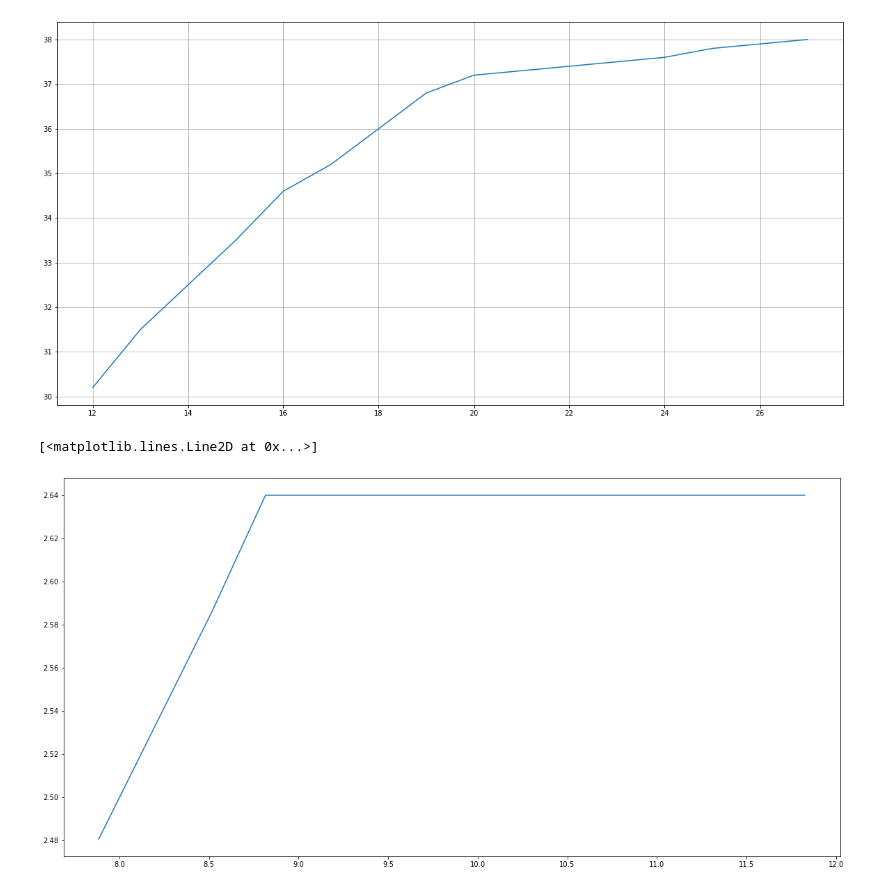
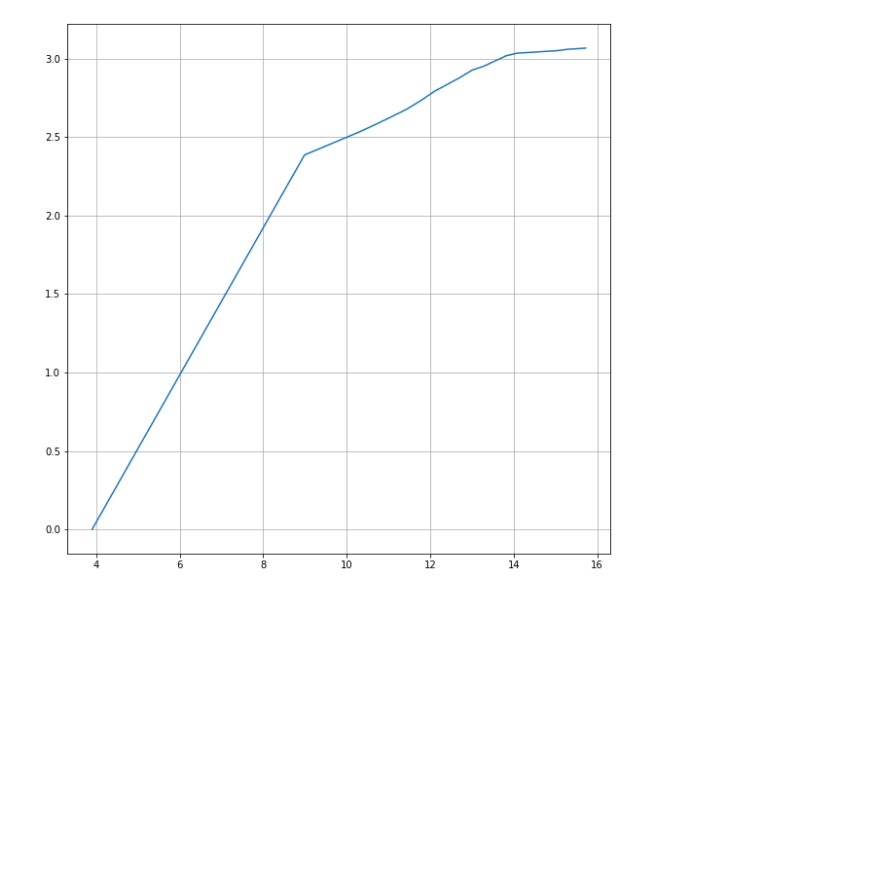
Before and after one commit to aalmela/EAIII_Radar, a Jupyter notebook: Amplificador_Potencia.ipynb, the cells around one changed output. Saved outputs shown, nothing was run; the diff lists cells and outputs as text; code cells hidden in the pictures; blank space fills up the shorter version.

```diff
--- a/Amplificador_Potencia.ipynb
+++ b/Amplificador_Potencia.ipynb
@@ -180,46 +175,42 @@ params = {'legend.fontsize': 10,
          'xtick.labelsize':10,
          'ytick.labelsize':10}
 plt.rcParams.update(params)
-# %%
-Pin  =[12  ,13  ,14  ,15  ,16  ,17  ,18  ,19  ,20  ,21  ,22  ,23  ,24  ,25  ,26  ,27  ]
-
-Pout =[30.2,31.5,32.5,33.5,34.6,35.2,36  ,36.8,37.2,37.3,37.4,37.5,37.6,37.8,37.9,38.0]
-
-
-plt.plot(Pin, Pout)
-plt.grid()
-plt.show()
-
-
-# Tensión Fuente
-VDD  = 13.6
-Po   = 4
-zgs  = 2.59+ 1j* 6.83
-zds  = 8.08+ 1j* 3.46
-# Tension entrada
-VGG = 3.9
-
-# Frecuencia de trabajo
-fc = 900e6
-fs = 20*fc
-ds = 1/fs
-# vector de tiempo
-numT  = 4
-T     = numT/fc
-time  = np.arange(0,T,ds)
-
-
-
-vin =  [(P*50*2)**0.5 for P in Pin]
-
-vgs =  [(P*zgs.real*2)**0.5 for P in Pin]
-
-ids =  [Po/(2*zds) for Po in Pou]
-
-plt.plot(vgs,idss)
-# %% [output]
-[figure, removed]
-[<matplotlib.lines.Line2D at 0x...>]
-[figure, removed]
+# %%
+# En base al grafico de potencia:
+
+Pin  =[0, 5, 8,  9,  10,  11,  12  ,13  ,14  ,15  ,16  ,17  ,18  ,19  ,20  ,21  ,22  ,23  ,24  ,25  ,26  ,27  ]
+
+Pout =[0, 23, 26,  27,  28,  29,  30.2,31.5,32.5,33.5,34.6,35.2,36  ,36.8,37.2,37.3,37.4,37.5,37.6,37.8,37.9,38.0]
+
+
+# Tensión Fuente
+VDD  = 13.6
+Po   = 4
+zgs  = 2.59+ 1j* 6.83
+zds  = 8.08+ 1j* 3.46
+# Tension entrada
+VGG = 3.9
+
+# Frecuencia de trabajo
+fc = 900e6
+fs = 20*fc
+ds = 1/fs
+# vector de tiempo
+numT  = 4
+T     = numT/fc
+time  = np.arange(0,T,ds)
+
+
+
+vin =  [(P*50*2)**0.5 for P in Pin]
+
+vgs =  [(P*zgs.real*2)**0.5+VGG for P in Pin]
+
+ids =  [(Po*2/zds.real)**0.5 for Po in Pout]
+
+plt.plot(vgs,ids)
+plt.grid()
+# %% [output]
+[figure, added]
 # %%
 def idi(v):
```
Also changed, not shown: parts of 8 cells of this notebook, 9 other files.
